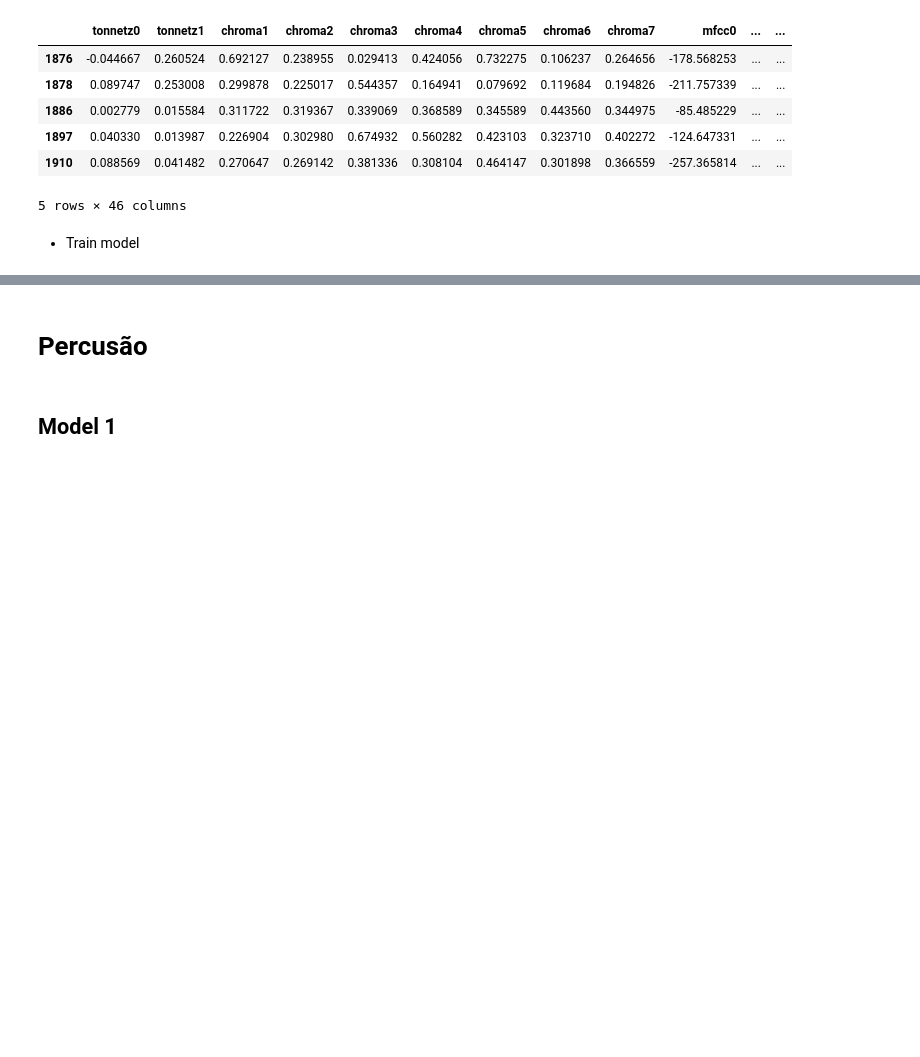
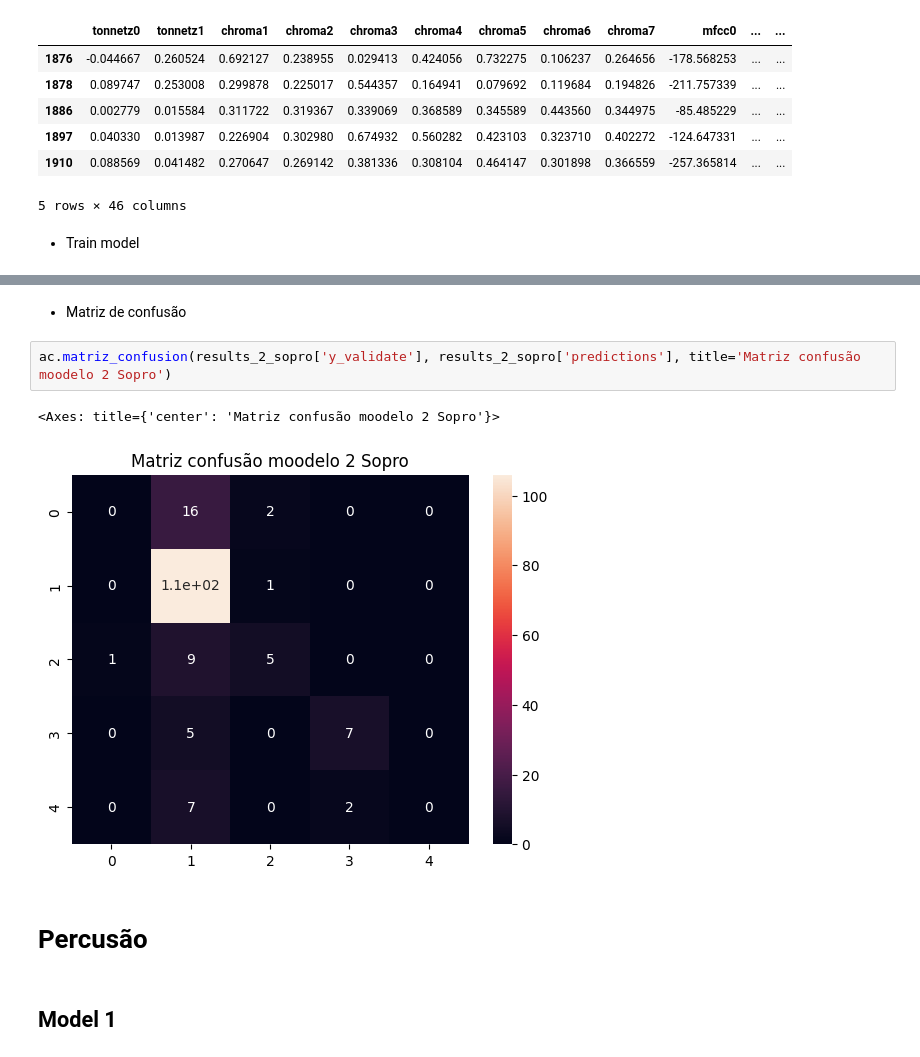
Before and after one commit to Douglas-cc/detected_instruments, a Jupyter notebook: notebooks/avaliacao_models.ipynb, the cells around one changed output, grey strips where cells are left out. Drawn from its saved outputs; the diff is of its cells as text; blank space fills up the shorter version.

```diff
--- a/notebooks/avaliacao_models.ipynb
+++ b/notebooks/avaliacao_models.ipynb
@@ -625,3 +663,10 @@ Acuracia do modelo RandomForestClassifier(bootstrap=False, criterion='entropy',
+# %% [markdown]
+- Matriz de confusão
+# %%
+ac.matriz_confusion(results_2_sopro['y_validate'], results_2_sopro['predictions'], title='Matriz confusão moodelo 2 Sopro')
+# %% [output]
+<Axes: title={'center': 'Matriz confusão moodelo 2 Sopro'}>
+[figure, added]
 # %% [markdown]
 # Percusão
 # %% [markdown]
```
Also changed, not shown: parts of 30 cells of this notebook, 7 other files.
